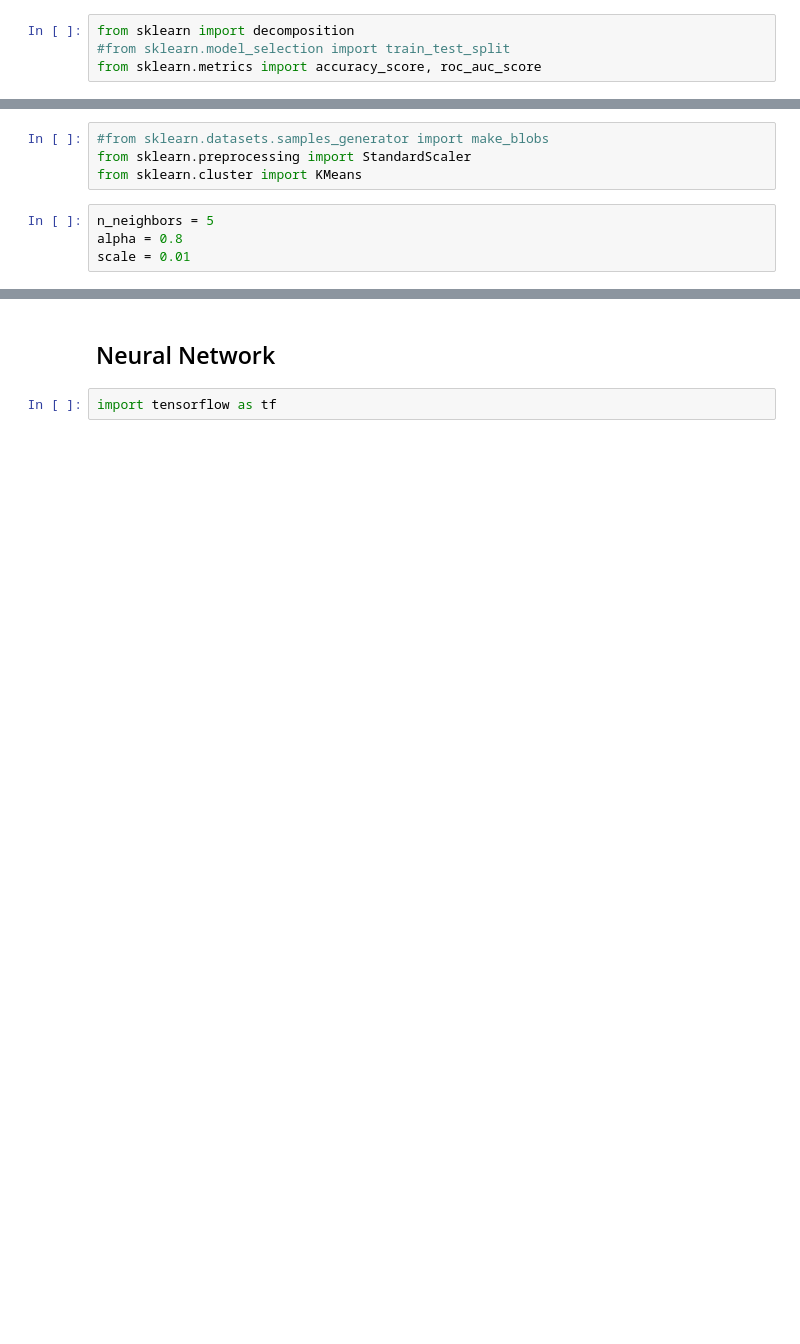
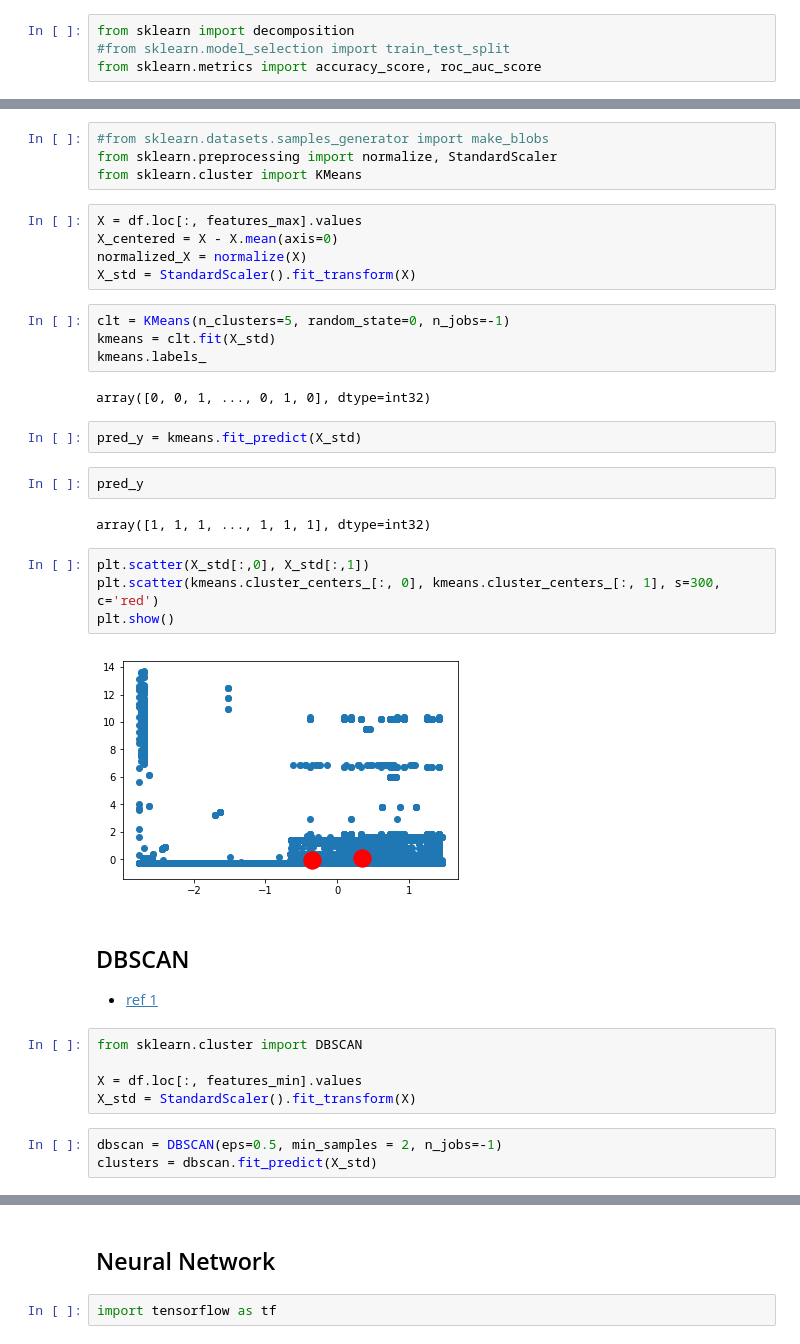
Before and after one commit to shahifaqeer/netflow-anomaly-detector, a Jupyter notebook: anomaly-detectors.ipynb, the cells around one changed output, grey strips where cells are left out. Drawn from its saved outputs; the diff is of its cells as text; blank space fills up the shorter version.

Commit message:
try PCA and DBSCAN

```diff
--- a/anomaly-detectors.ipynb
+++ b/anomaly-detectors.ipynb
@@ -236,8 +278,38 @@ plt.plot(X_pca[:, 0], X_pca[:, 1], '+')
 # %%
 #from sklearn.datasets.samples_generator import make_blobs
-from sklearn.preprocessing import StandardScaler
+from sklearn.preprocessing import normalize, StandardScaler
 from sklearn.cluster import KMeans
-# %%
-n_neighbors = 5
-alpha = 0.8
-scale = 0.01
+# %%
+X = df.loc[:, features_max].values
+X_centered = X - X.mean(axis=0)
+normalized_X = normalize(X)
+X_std = StandardScaler().fit_transform(X)
+# %%
+clt = KMeans(n_clusters=5, random_state=0, n_jobs=-1)
+kmeans = clt.fit(X_std)
+kmeans.labels_
+# %% [output]
+array([0, 0, 1, ..., 0, 1, 0], dtype=int32)
+# %%
+pred_y = kmeans.fit_predict(X_std)
+# %%
+pred_y
+# %% [output]
+array([1, 1, 1, ..., 1, 1, 1], dtype=int32)
+# %%
+plt.scatter(X_std[:,0], X_std[:,1])
+plt.scatter(kmeans.cluster_centers_[:, 0], kmeans.cluster_centers_[:, 1], s=300, c='red')
+plt.show()
+# %% [output]
+[figure, added]
+# %% [markdown]
+## DBSCAN
+- [ref 1](https://towardsdatascience.com/dbscan-clustering-for-data-shapes-k-means-cant-handle-well-in-python-6be89af4e6ea)
+# %%
+from sklearn.cluster import DBSCAN
+
+X = df.loc[:, features_min].values
+X_std = StandardScaler().fit_transform(X)
+# %%
+dbscan = DBSCAN(eps=0.5, min_samples = 2, n_jobs=-1)
+clusters = dbscan.fit_predict(X_std)
```
Also changed, not shown: parts of 16 cells of this notebook.
